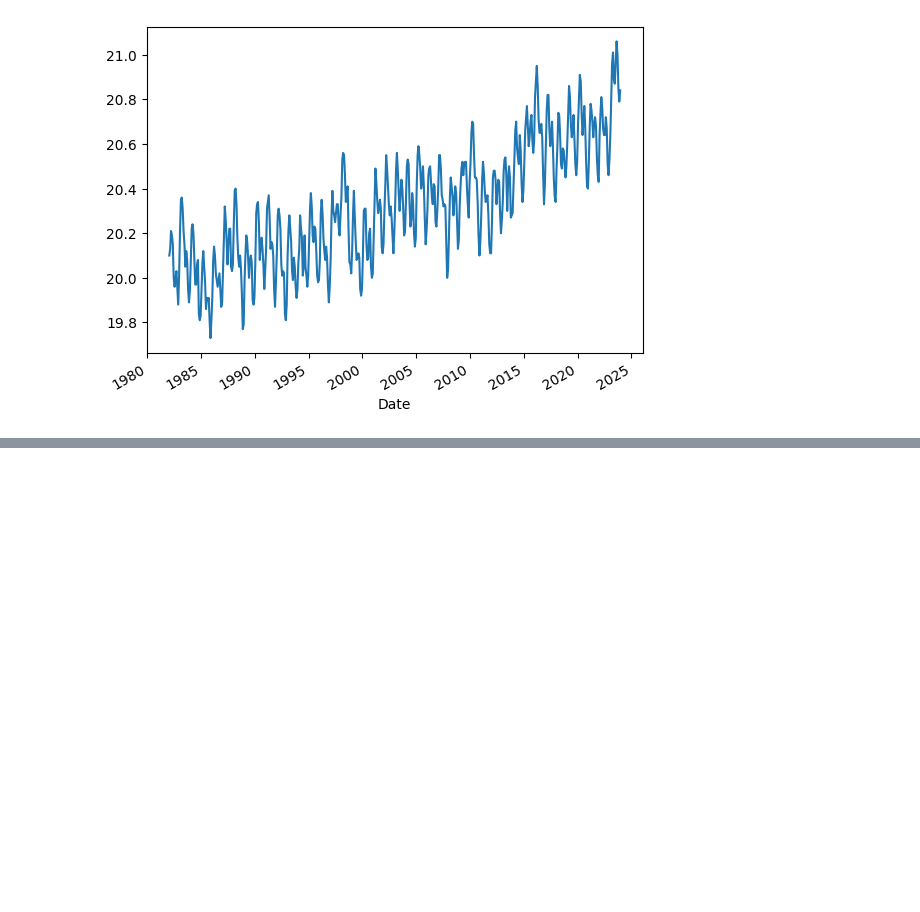
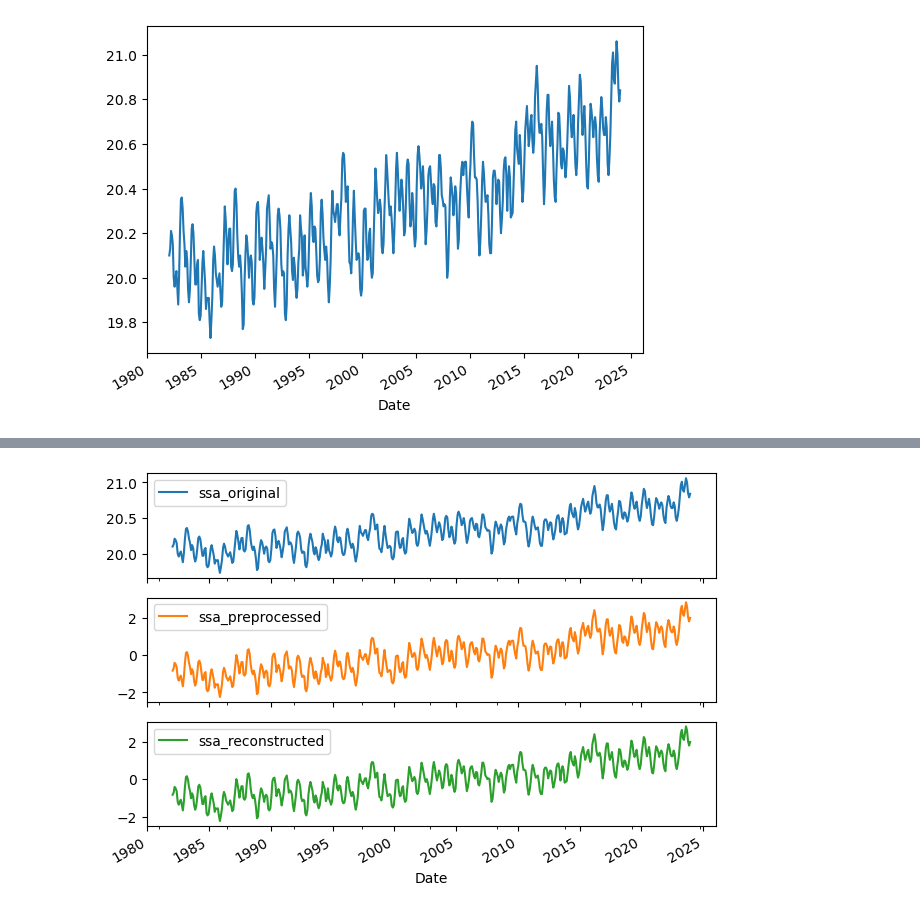
Before and after one commit to ADSCIAN/ssalib, a Jupyter notebook: notebooks/02_ssa_plotting_guide.ipynb, the cells around one changed output, grey strips where cells are left out. Cells and saved outputs as stored; diff of their text form; code cells hidden in the pictures; blank space fills up the shorter version.

```diff
--- a/notebooks/02_ssa_plotting_guide.ipynb
+++ b/notebooks/02_ssa_plotting_guide.ipynb
@@ -39,0 +109,5 @@ _ = ssa_bk.plot(kind='matrix', indices=[0,1]) #TODO: deal with title
+# %%
+ssa = SSA(sst).decompose()
+fig, axes = ssa.plot(kind='timeseries', subplots=True)
+# %% [output]
+[figure, added]
```
Also changed, not shown: parts of 24 cells of this notebook.
